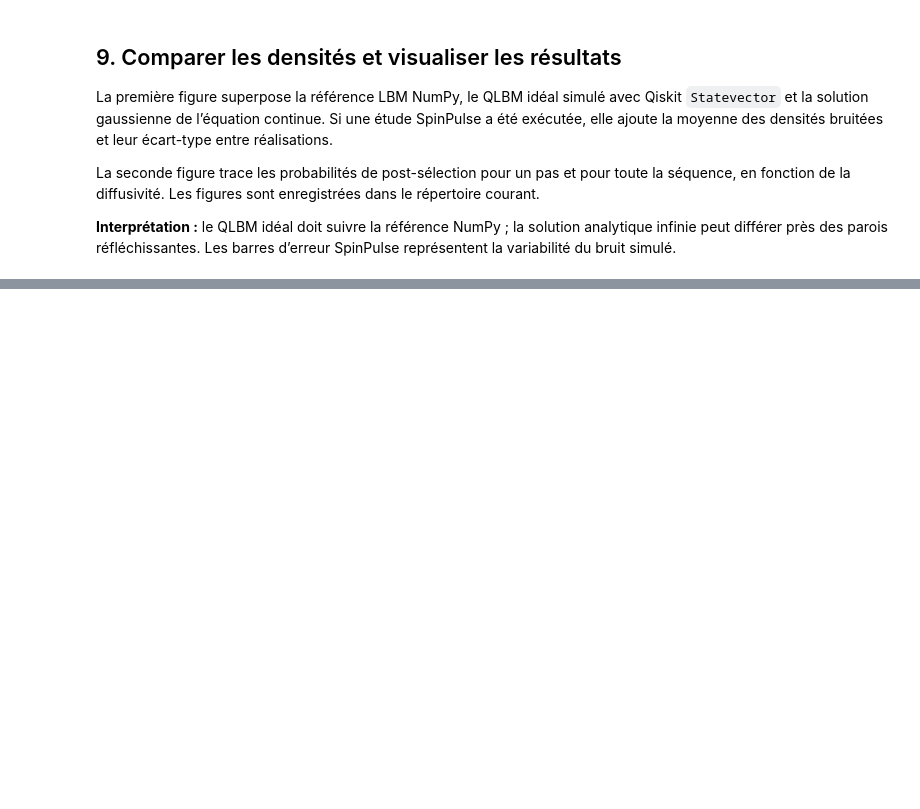
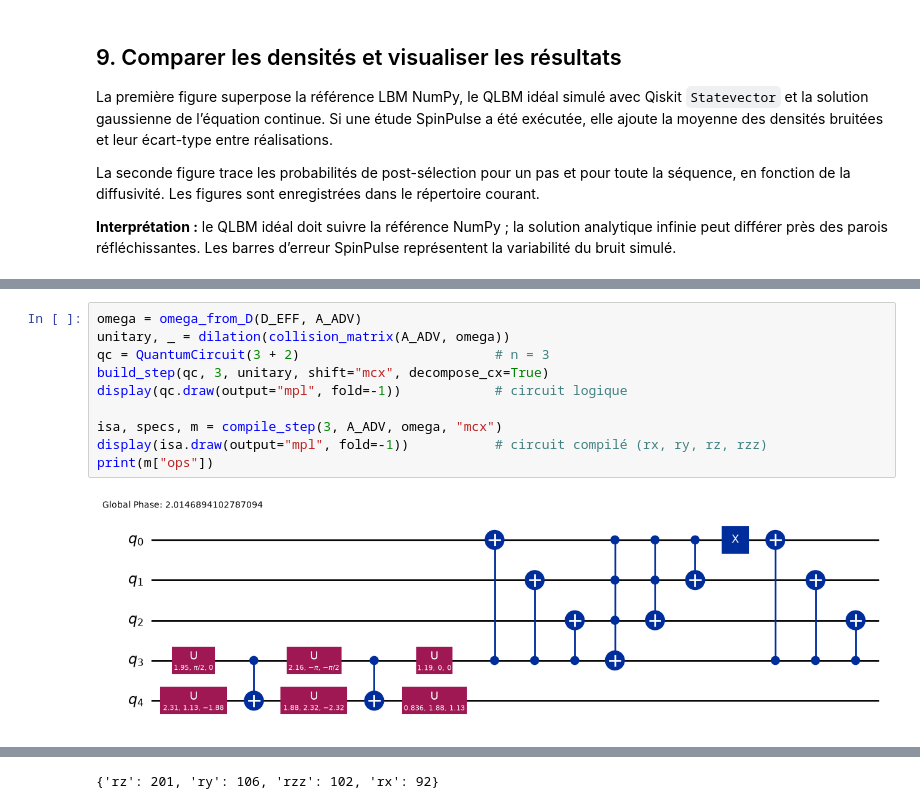
Before and after one commit to q-IL/quantum_algorithms, a Jupyter notebook: Hackathon - Toulouse/meteo_QLBM.ipynb, the cells around one changed output, grey strips where cells are left out. Drawn from its saved outputs; the diff is of its cells as text; blank space fills up the shorter version.

```diff
--- a/Hackathon - Toulouse/meteo_QLBM.ipynb
+++ b/Hackathon - Toulouse/meteo_QLBM.ipynb
@@ -908,0 +903,12 @@ ValueError: too many values to unpack (expected 2, got 3)
+# %%
+omega = omega_from_D(D_EFF, A_ADV)
+unitary, _ = dilation(collision_matrix(A_ADV, omega))
+qc = QuantumCircuit(3 + 2)                         # n = 3
+build_step(qc, 3, unitary, shift="mcx", decompose_cx=True)
+display(qc.draw(output="mpl", fold=-1))            # circuit logique
+
+isa, specs, m = compile_step(3, A_ADV, omega, "mcx")
+display(isa.draw(output="mpl", fold=-1))           # circuit compilé (rx, ry, rz, rzz)
+print(m["ops"])
+# %% [output]
+[figure, added]
@@ -908,0 +916 @@ ValueError: too many values to unpack (expected 2, got 3)
+{'rz': 201, 'ry': 106, 'rzz': 102, 'rx': 92}
```
Also changed, not shown: parts of 5 cells of this notebook, 1 other file.
